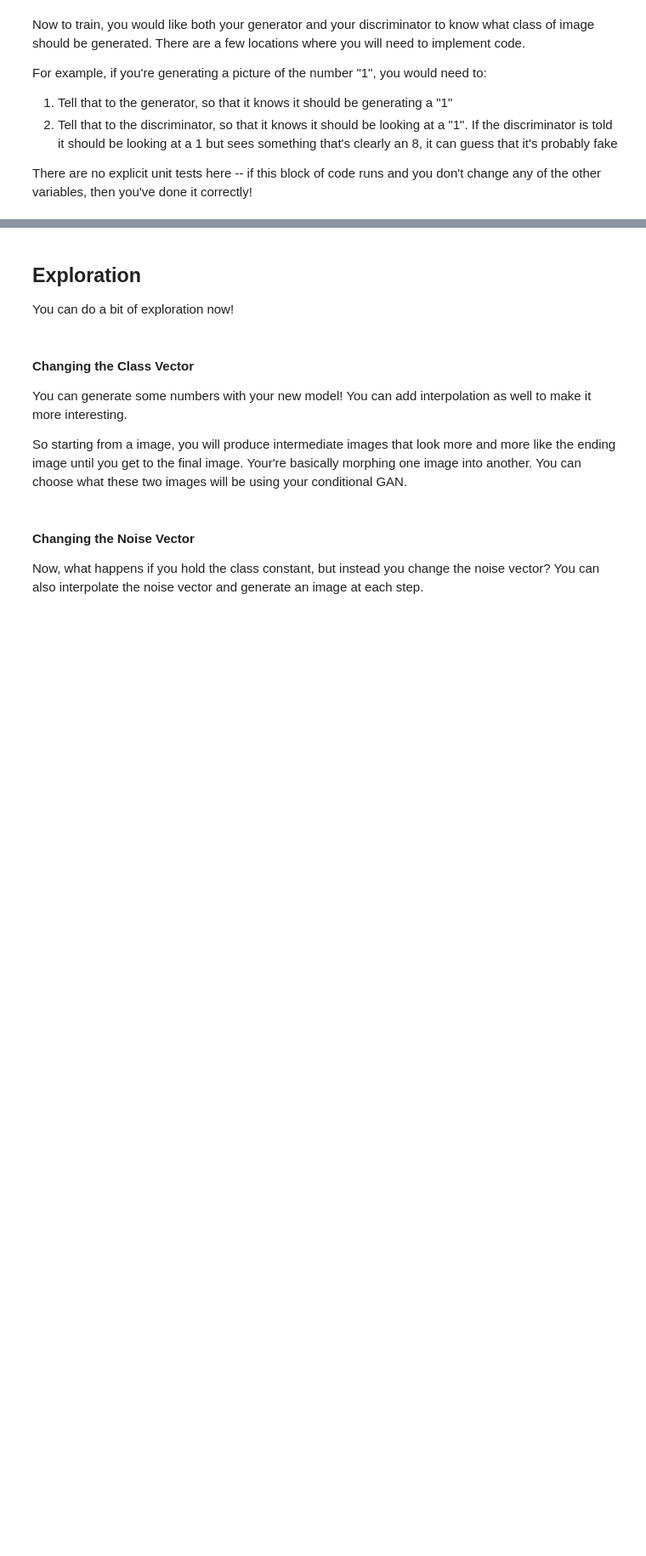
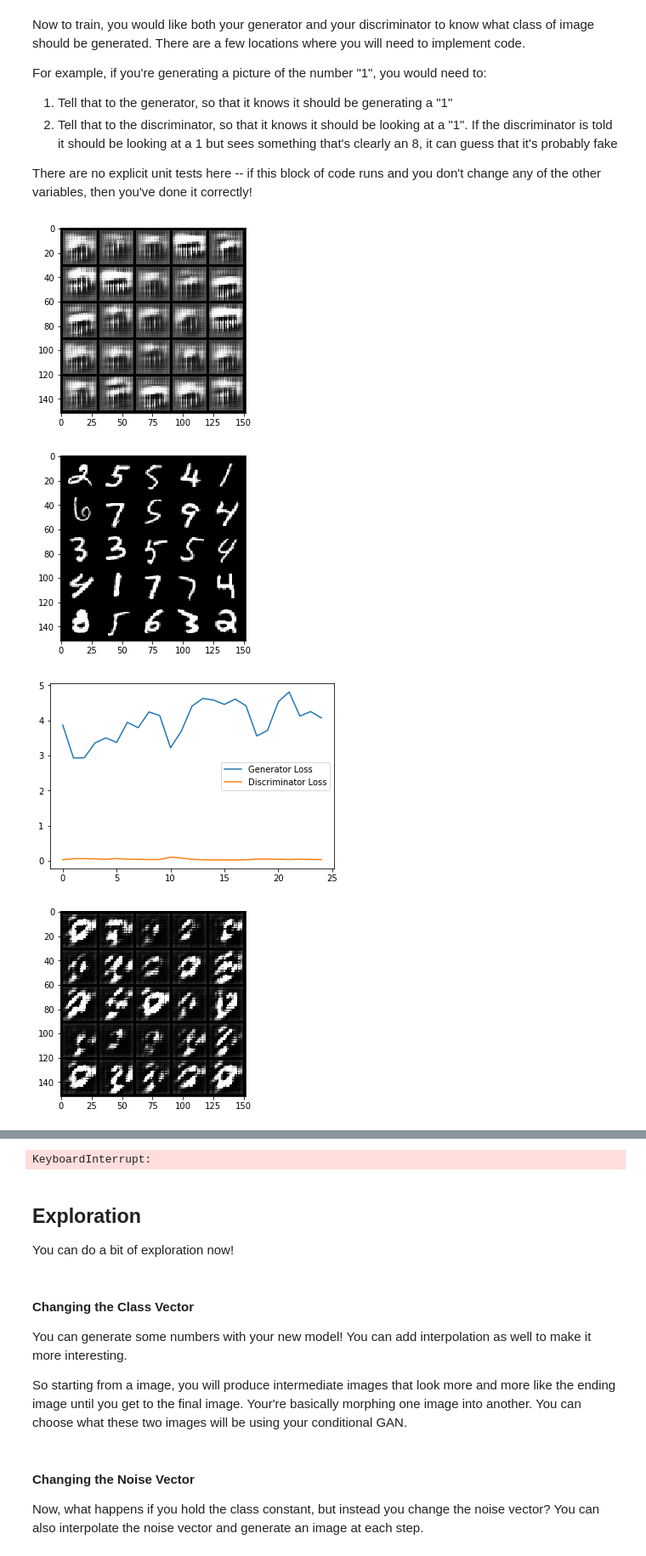
Before and after one commit to mohammadmozafari/generative-adversarial-networks-coursera, a Jupyter notebook: C1W4A_Build_a_Conditional_GAN.ipynb, the cells around one changed output, grey strips where cells are left out. Shown at 85% size. Saved outputs shown, nothing was run; the diff lists cells and outputs as text; code cells hidden in the pictures; blank space fills up the shorter version.

```diff
--- a/C1W4A_Build_a_Conditional_GAN.ipynb
+++ b/C1W4A_Build_a_Conditional_GAN.ipynb
@@ -238,7 +238,7 @@ def combine_vectors(x, y):
     '''
     # Note: Make sure this function outputs a float no matter what inputs it receives
     #### START CODE HERE ####
-    combined = torch.cat([x, y], dim=1).float()
+    combined = torch.cat([x.float(), y.float()], dim=1)
     #### END CODE HERE ####
     return combined
 # %%
@@ -306,8 +306,8 @@ def get_input_dimensions(z_dim, mnist_shape, n_classes):
                             (e.g. C x 28 x 28 for MNIST)
     '''
     #### START CODE HERE ####
-    generator_input_dim = None
-    discriminator_im_chan = None
+    generator_input_dim = z_dim + n_classes
+    discriminator_im_chan = mnist_shape[0] + n_classes
     #### END CODE HERE ####
     return generator_input_dim, discriminator_im_chan
 # %%
@@ -380,8 +382,8 @@ for epoch in range(n_epochs):
         #        2) Generate the conditioned fake images
 
         #### START CODE HERE ####
-        noise_and_labels = None
-        fake = None
+        noise_and_labels = combine_vectors(fake_noise, one_hot_labels)
+        fake = gen(noise_and_labels)
         #### END CODE HERE ####
 
         # Make sure that enough images were generated
@@ -396,10 +398,10 @@ for epoch in range(n_epochs):
         #        3) Get the discriminator's prediction on the reals as disc_real_pred
 
         #### START CODE HERE ####
-        fake_image_and_labels = None
-        real_image_and_labels = None
-        disc_fake_pred = None
-        disc_real_pred = None
+        fake_image_and_labels = combine_vectors(fake.detach(), image_one_hot_labels)
+        real_image_and_labels = combine_vectors(real, image_one_hot_labels)
+        disc_fake_pred = disc(fake_image_and_labels)
+        disc_real_pred = disc(real_image_and_labels)
         #### END CODE HERE ####
 
         # Make sure that enough predictions were made
@@ -426,32 +428,37 @@ for epoch in range(n_epochs):
         gen_loss = criterion(disc_fake_pred, torch.ones_like(disc_fake_pred))
         gen_loss.backward()
         gen_opt.step()
 
         # Keep track of the generator losses
         generator_losses += [gen_loss.item()]
         #
 
         if cur_step % display_step == 0 and cur_step > 0:
             gen_mean = sum(generator_losses[-display_step:]) / display_step
             disc_mean = sum(discriminator_losses[-display_step:]) / display_step
             print(f"Step {cur_step}: Generator loss: {gen_mean}, discriminator loss: {disc_mean}")
             show_tensor_images(fake)
             show_tensor_images(real)
             step_bins = 20
             x_axis = sorted([i * step_bins for i in range(len(generator_losses) // step_bins)] * step_bins)
             num_examples = (len(generator_losses) // step_bins) * step_bins
             plt.plot(
                 range(num_examples // step_bins),
-                torch.Tensor(generator_losses[:num_examples]).view(-1, step_bins).mean(1),
+                list(torch.Tensor(generator_losses[:num_examples]).view(-1, step_bins).mean(1)),
                 label="Generator Loss"
             )
             plt.plot(
                 range(num_examples // step_bins),
-                torch.Tensor(discriminator_losses[:num_examples]).view(-1, step_bins).mean(1),
+                list(torch.Tensor(discriminator_losses[:num_examples]).view(-1, step_bins).mean(1)),
                 label="Discriminator Loss"
             )
             plt.legend()
             plt.show()
         elif cur_step == 0:
             print("Congratulations! If you've gotten here, it's working. Please let this train until you're happy with how the generated numbers look, and then go on to the exploration!")
         cur_step += 1
+# %% [output]
+[figure, added]
+[figure, added]
+[figure, added]
+[figure, added]
@@ -458,3 +470,4 @@ for epoch in range(n_epochs):
+KeyboardInterrupt:
 # %% [markdown]
 ## Exploration
 You can do a bit of exploration now!
```
Also changed, not shown: parts of 2 cells of this notebook.
